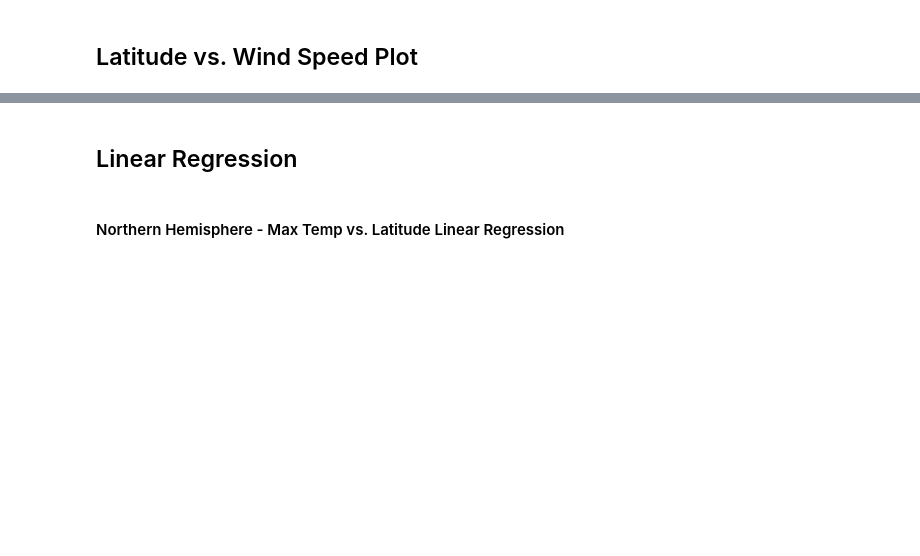
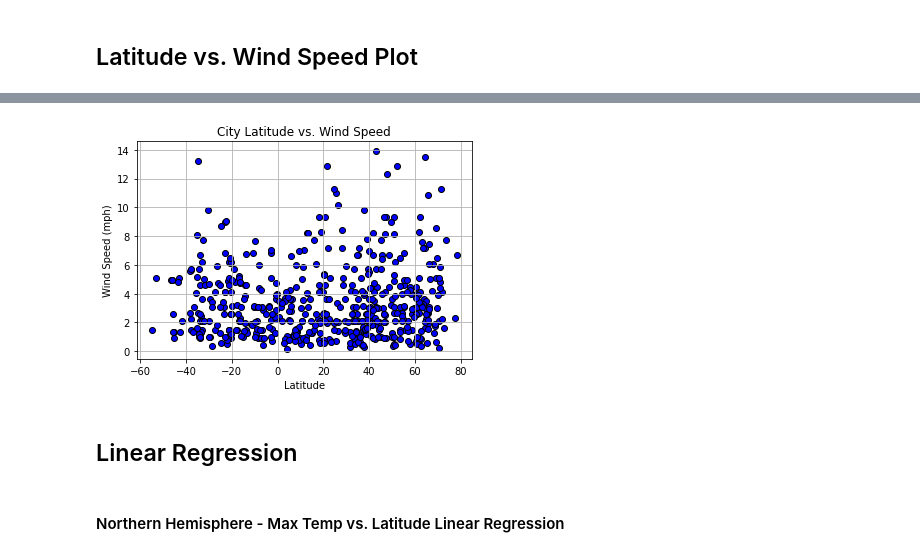
Before and after one commit to Wes90/Python-api-challenge, a Jupyter notebook: WeatherPy/WeatherPy.ipynb, the cells around one changed output, grey strips where cells are left out. Cells and saved outputs as stored; diff of their text form; code cells hidden in the pictures; blank space fills up the shorter version.

```diff
--- a/WeatherPy/WeatherPy.ipynb
+++ b/WeatherPy/WeatherPy.ipynb
@@ -211,3 +237,13 @@ Int64Index([], dtype='int64')
+# %%
+plt.scatter(lat, wnd_speed, marker="o", facecolors="blue", edgecolors="black")
+plt.title('City Latitude vs. Wind Speed')
+plt.ylabel('Wind Speed (mph)')
+plt.xlabel('Latitude')
+plt.grid(True)
+
+plt.show()
+# %% [output]
+[figure, added]
 # %% [markdown]
 ## Linear Regression
 # %% [markdown]
```
Also changed, not shown: parts of 15 cells of this notebook, 1 other file.
